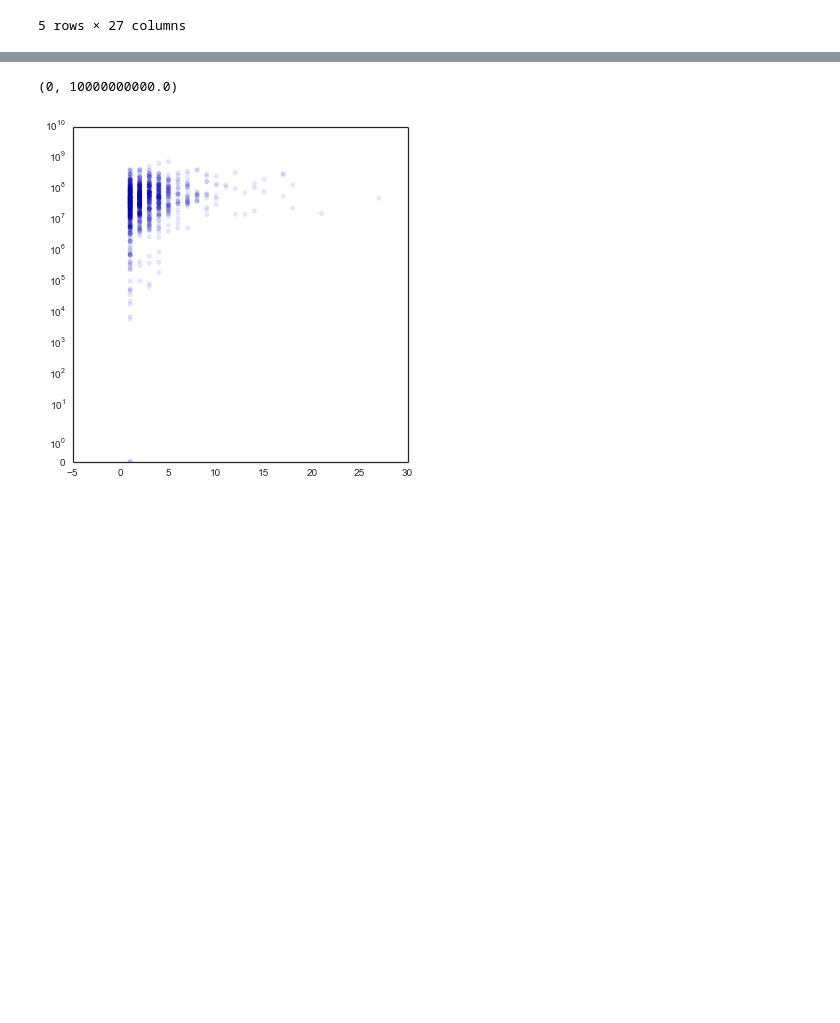
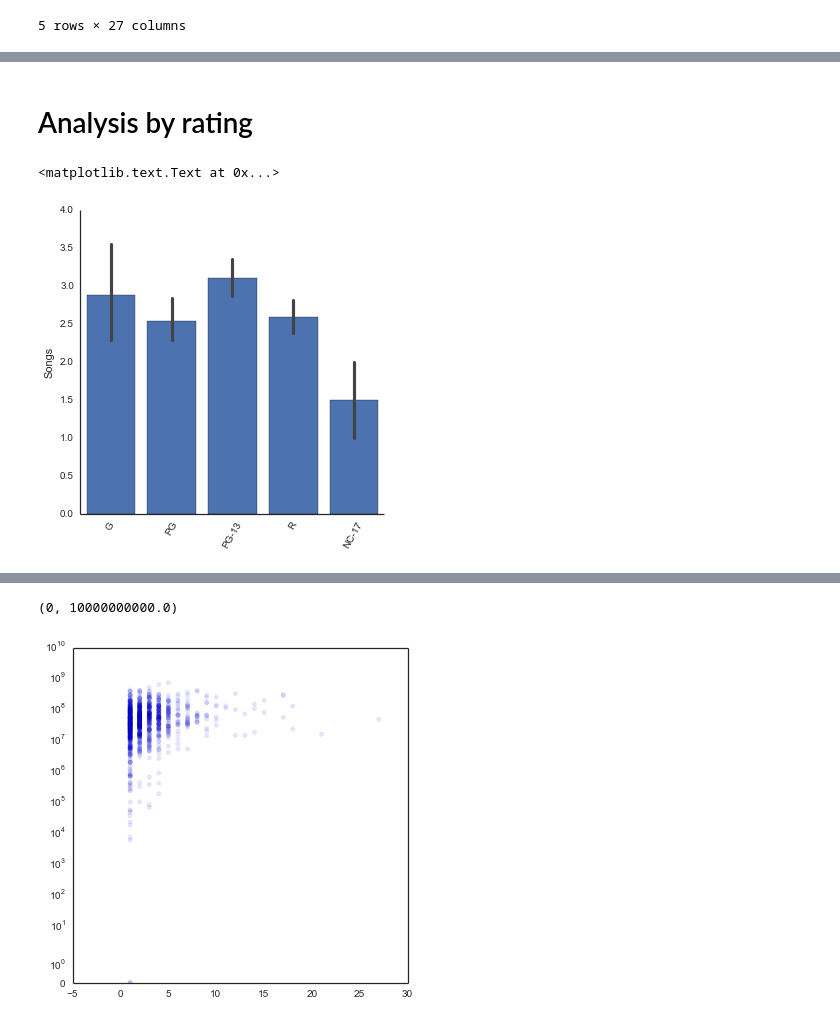
Before and after one commit to brianckeegan/Trailers, a Jupyter notebook: Trailers.ipynb, the cells around one changed output, grey strips where cells are left out. Drawn from its saved outputs; the diff is of its cells as text; code cells hidden in the pictures; blank space fills up the shorter version.

```diff
--- a/Trailers.ipynb
+++ b/Trailers.ipynb
@@ -369,0 +373,11 @@ plt.xlabel('')
+# %% [markdown]
+# Analysis by rating
+# %%
+df2_normal_ratings = df2[df2['Rated'].isin(['G','PG','PG-13','R','NC-17'])]
+sns.factorplot('Rated','Songs',data=df2_normal_ratings,kind='auto',x_order=['G','PG','PG-13','R','NC-17'])
+plt.xticks(rotation=60)
+plt.xlabel('')
+#plt.ylim((0,10))
+# %% [output]
+<matplotlib.text.Text at 0x...>
+[figure, added]
```
Also changed, not shown: parts of 18 cells of this notebook.
